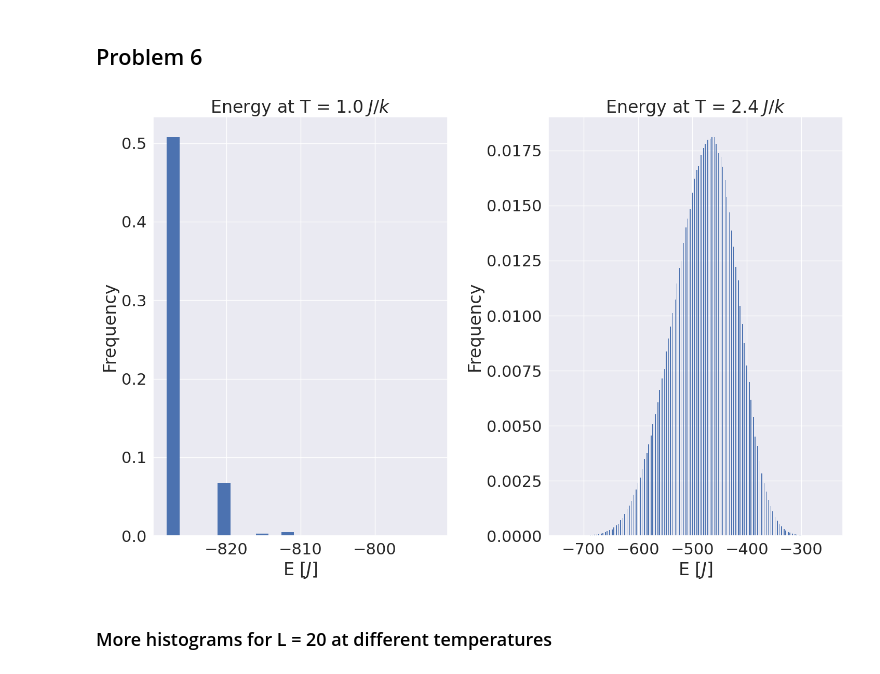
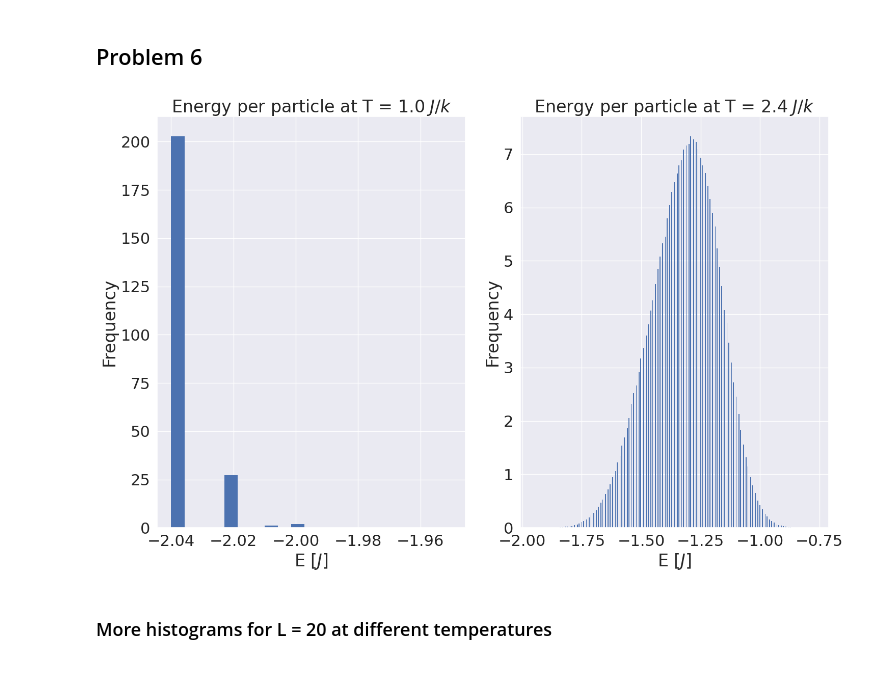
Before and after one commit to augude/fys3150, a Jupyter notebook: Project4/plotting.ipynb, the cells around one changed output. Saved outputs shown, nothing was run; the diff lists cells and outputs as text; code cells hidden in the pictures.

```diff
--- a/Project4/plotting.ipynb
+++ b/Project4/plotting.ipynb
@@ -209,22 +216,22 @@ plt.show()
 # %%
 df1 = csvToDf('output/unordered1.csv') # At T = 1.0
 df2 = csvToDf('output/unordered2.csv') # At T = 2.4
 burnInindex = int(0.02*len(df1))
-energy1 = df1.energy[burnInindex:]
-energy2 = df2.energy[burnInindex:]
+energy1 = df1.energy[burnInindex:]/df1.gridsize[0]**2
+energy2 = df2.energy[burnInindex:]/df2.gridsize[0]**2
 fig, axs = plt.subplots(1, 2, figsize = (15, 10))
 axs[0].hist(energy1, bins = 'auto', density = True, edgecolor = 'None')
 axs[1].hist(energy2, bins = 'auto', density = True, edgecolor = 'None')
 axs[0].set_xlabel(r'E $[J]$')
 axs[1].set_xlabel(r'E $[J]$')
 axs[0].set_ylabel('Frequency')
 axs[1].set_ylabel('Frequency')
-axs[0].set_title(r'Energy at T = $1.0\; J/k$')
-axs[1].set_title(r'Energy at T = $2.4\; J/k$')
+axs[0].set_title(r'Energy per particle at T = $1.0\; J/k$')
+axs[1].set_title(r'Energy per particle at T = $2.4\; J/k$')
 fig.tight_layout()
 plt.show()
 # %% [output]
-[figure, old version]
+[figure, new version]
 # %% [markdown]
 ### More histograms for L = 20 at different temperatures
 # %%
```
Also changed, not shown: parts of 8 cells of this notebook, 2 other files.
